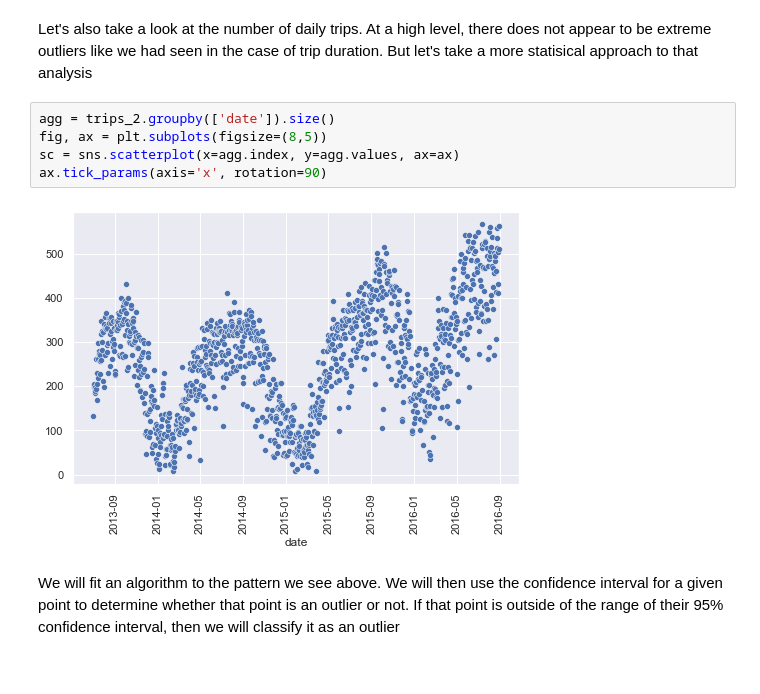
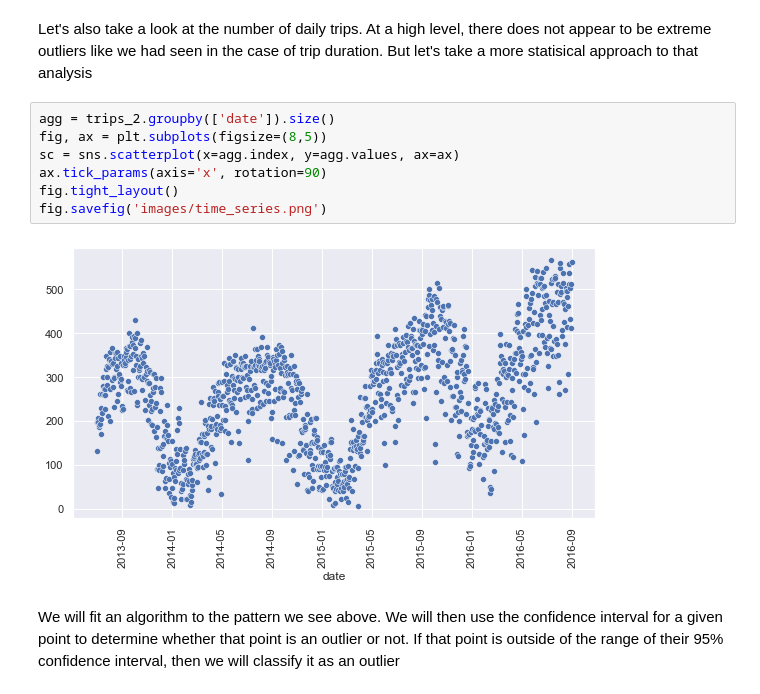
Before and after one commit to scunden/citi-bike, a Jupyter notebook: 1. Detection of potential outliers and anomalies for Citibike usage.ipynb, the cells around one changed output. Cells and saved outputs as stored; diff of their text form.

```diff
--- a/1. Detection of potential outliers and anomalies for Citibike usage.ipynb
+++ b/1. Detection of potential outliers and anomalies for Citibike usage.ipynb
@@ -245,10 +245,12 @@ Let's also take a look at the number of daily trips. At a high level, there does
 # %%
 agg = trips_2.groupby(['date']).size()
 fig, ax = plt.subplots(figsize=(8,5))
 sc = sns.scatterplot(x=agg.index, y=agg.values, ax=ax)
 ax.tick_params(axis='x', rotation=90)
+fig.tight_layout()
+fig.savefig('images/time_series.png')
 # %% [output]
-[figure, old version]
+[figure, new version]
 # %% [markdown]
 We will fit an algorithm to the pattern we see above. We will then use the confidence interval for a given point to determine whether that point is an outlier or not. If that point is outside of the range of their 95% confidence interval, then we will classify it as an outlier
 # %%
```
